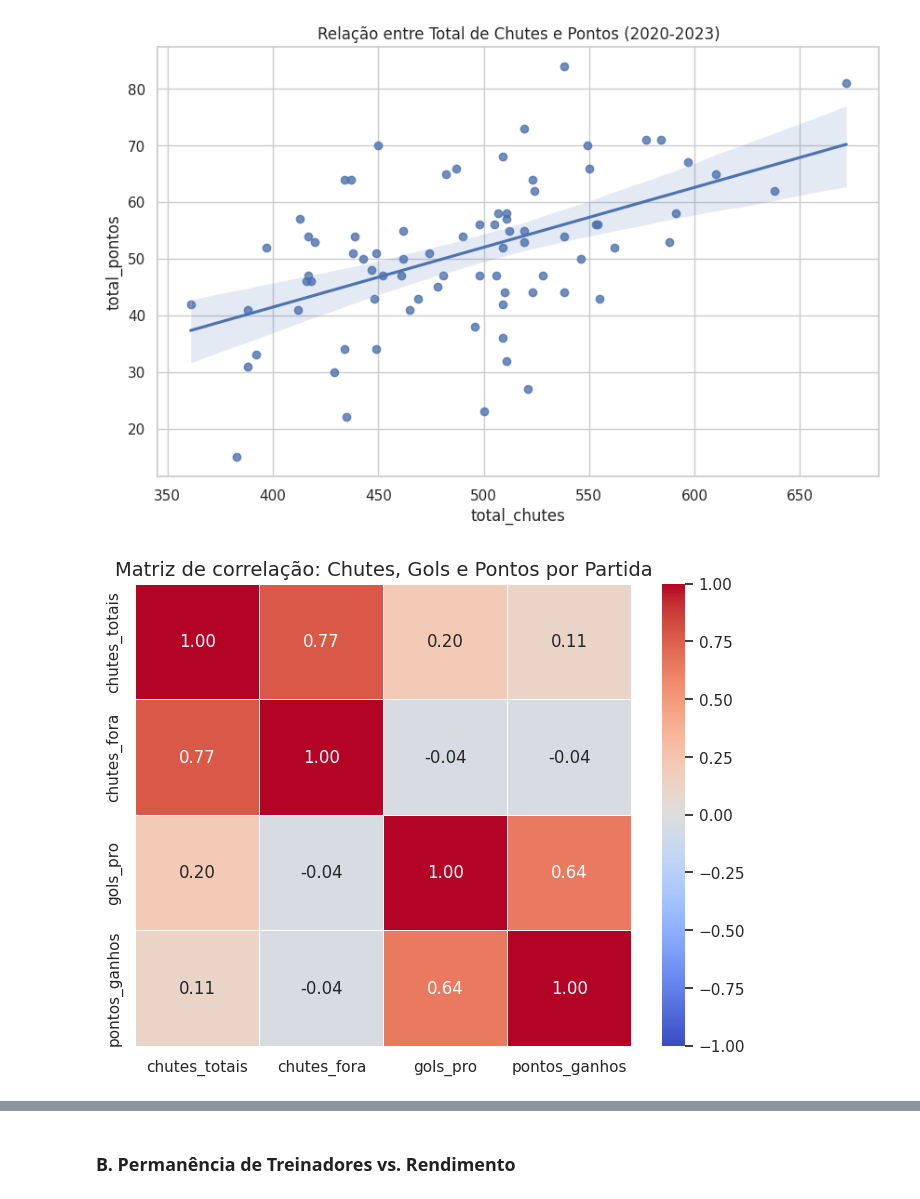
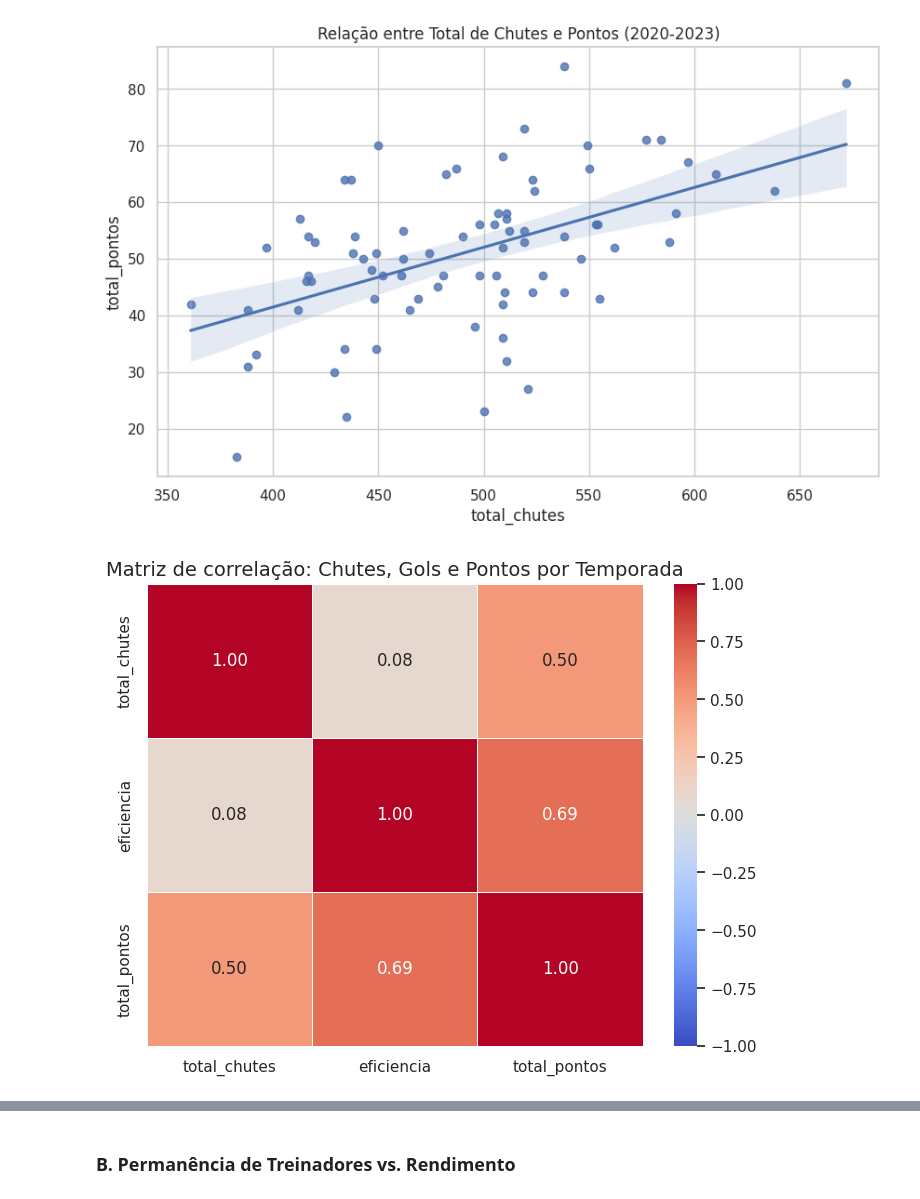
Before and after one commit to ironsteve43/trabalhoICD, a Jupyter notebook: notebooks/tp.ipynb, the cells around one changed output, grey strips where cells are left out. Cells and saved outputs as stored; diff of their text form; code cells hidden in the pictures.

```diff
--- a/notebooks/tp.ipynb
+++ b/notebooks/tp.ipynb
@@ -516,24 +516,20 @@ plt.show()
 # %% [output]
 [figure]
 # %%
-variaveis_correlacao = df_scout_unified[['chutes_totais', 'chutes_fora', 'gols_pro', 'pontos_ganhos']]
+variaveis_correlacao = rendimento_scout[['total_chutes', 'eficiencia', 'total_pontos']]
 
 matriz_corr = variaveis_correlacao.corr()
 
 plt.figure(figsize=(8, 6))
-
 sns.heatmap(
     matriz_corr,
-    annot=True,          # Mostra os números dentro dos quadrados
-    cmap='coolwarm',     # Esquema de cores (azul para negativo, vermelho para positivo)
-    fmt=".2f",           # Formata para 2 casas decimais
+    annot=True,
+    cmap='coolwarm',
+    fmt=".2f",
     linewidths=0.5,
-    vmin=-1, vmax=1      # Limites da correlação
+    vmin=-1, vmax=1
 )
-
-plt.title('Matriz de correlação: Chutes, Gols e Pontos por Partida', fontsize=14)
-
-# Exibindo o gráfico
+plt.title('Matriz de correlação: Chutes, Gols e Pontos por Temporada', fontsize=14)
 plt.show()
 # %% [output]
-[figure, old version]
+[figure, new version]
```
Also changed, not shown: parts of 6 cells of this notebook, 5 other files.
